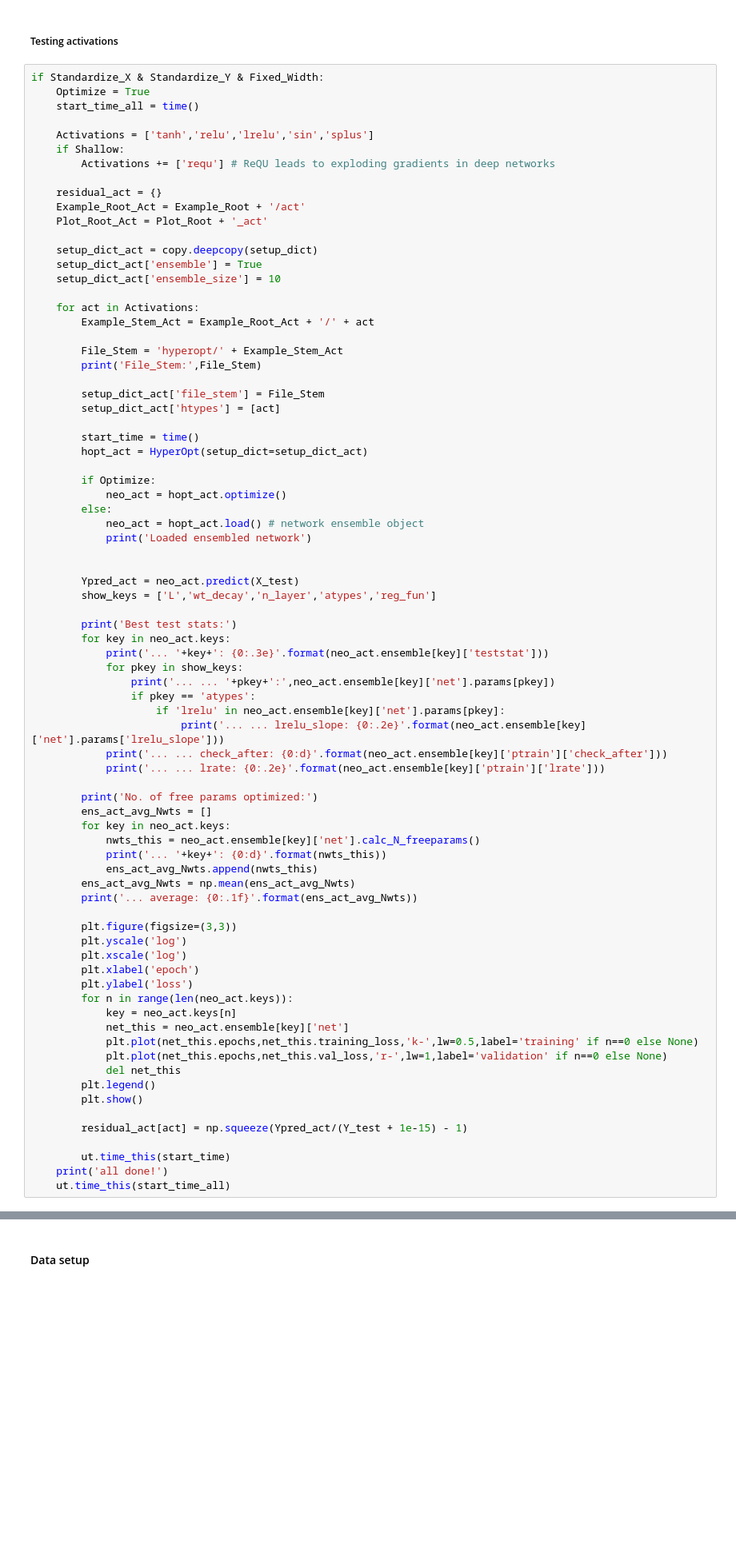
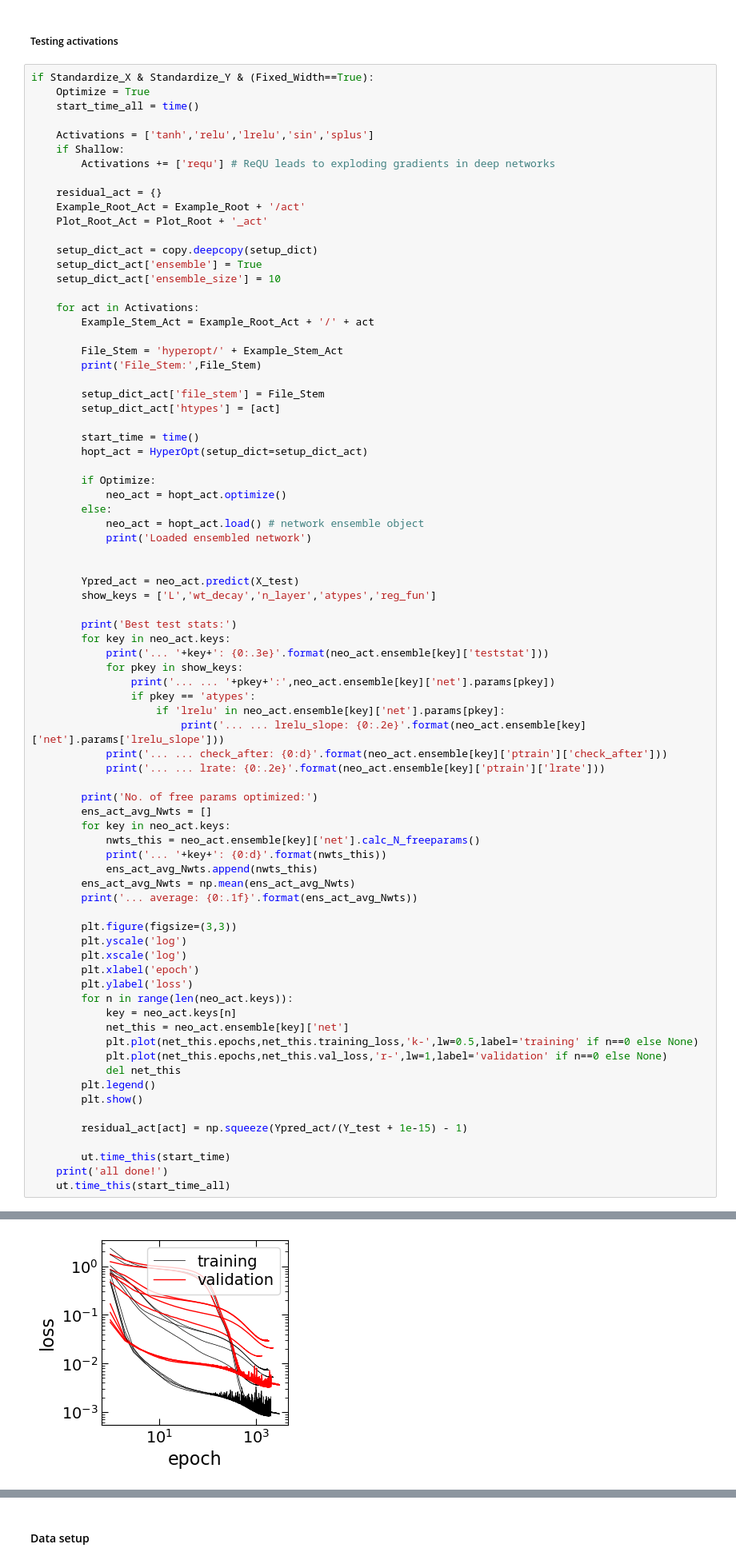
Before and after one commit to a-paranjape/mlfundas, a Jupyter notebook: examples/HyperOpt_Example.ipynb, the cells around one changed output, grey strips where cells are left out. Shown at 80% size. Drawn from its saved outputs; the diff is of its cells as text; blank space fills up the shorter version.

```diff
--- a/examples/HyperOpt_Example.ipynb
+++ b/examples/HyperOpt_Example.ipynb
@@ -542,7 +542,7 @@ median +- 1sigma
 # %% [markdown]
 ##### Testing activations
 # %%
-if Standardize_X & Standardize_Y & Fixed_Width:
+if Standardize_X & Standardize_Y & (Fixed_Width==True):
     Optimize = True
     start_time_all = time()
 
@@ -623,0 +640 @@ TypeError: unsupported operand type(s) for &: 'bool' and 'NoneType'
+[figure, added]
```
Also changed, not shown: parts of 11 cells of this notebook.
